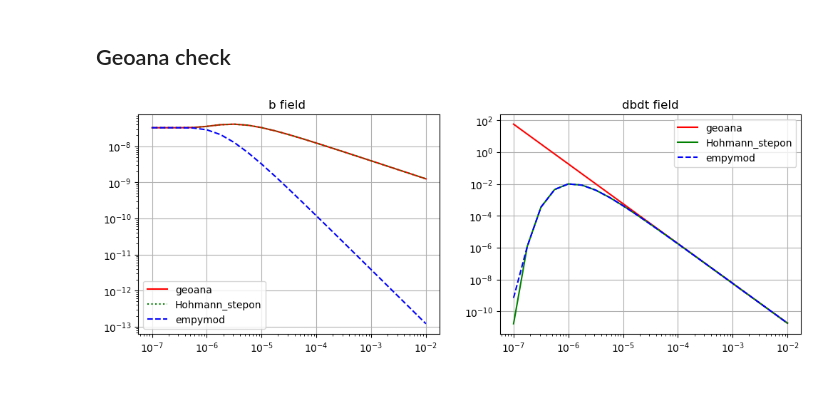
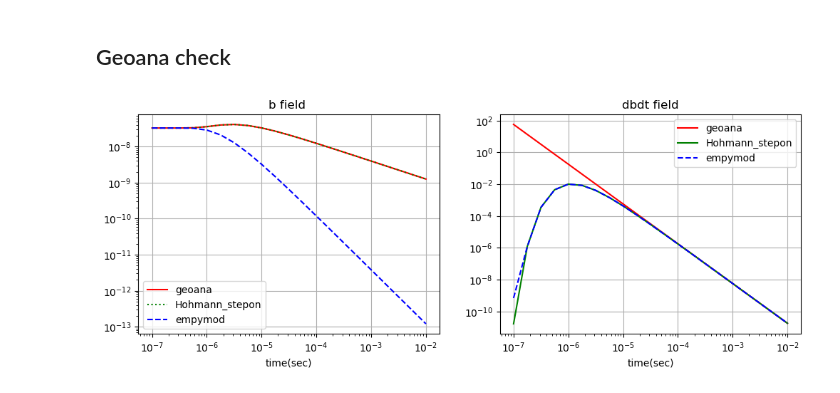
Before and after one commit to MasayukiMotoori/EOSC556B, a Jupyter notebook: Project_EMIP_1D_test.ipynb, the cells around one changed output. Cells and saved outputs as stored; diff of their text form; code cells hidden in the pictures.

```diff
--- a/Project_EMIP_1D_test.ipynb
+++ b/Project_EMIP_1D_test.ipynb
@@ -141,4 +141,5 @@ ax[2].set_title("dbdt field")
 for a in ax :
     a.grid()
     a.legend()
+    a.set_xlabel("time(sec)")
 # %% [output]
@@ -201,4 +202,5 @@ ax[2].set_title("time index for Inversion to use")
 for a in ax :
     a.grid()
     a.legend()
+    a.set_xlabel("time(sec)")
 # %% [output]
@@ -281,20 +283,21 @@ hohmann_dbdt  = mu_0*hohmann_dbdt_tmp[:,2]
 # %%
 fig ,ax = plt.subplots(1,2,figsize=(12,4))
 ax[0].loglog(t, geoana_b,"r-",label="geoana")
 ax[0].loglog(t, hohmann_b,"g:",label="Hohmann_stepon")
 ax[0].loglog(t ,empymod_b,"b--",label="empymod")
 ax[0].set_title("b field ")
 
 ax[1].loglog(t, geoana_dbdt,"r-",label="geoana")
 ax[1].loglog(t, hohmann_dbdt,"g-",label="Hohmann_stepon")
 ax[1].loglog(t, empymod_dbdt,"b--",label="empymod")
 ax[1].set_title("dbdt field")
 
 for a in ax :
     a.grid()
     a.legend()
+    a.set_xlabel("time(sec)")
 # %% [output]
-[figure, old version]
+[figure, new version]
 # %%
 def tem_lsc_whl(sigma,t,mu, rec):
     """
```
Also changed, not shown: parts of 3 cells of this notebook.
